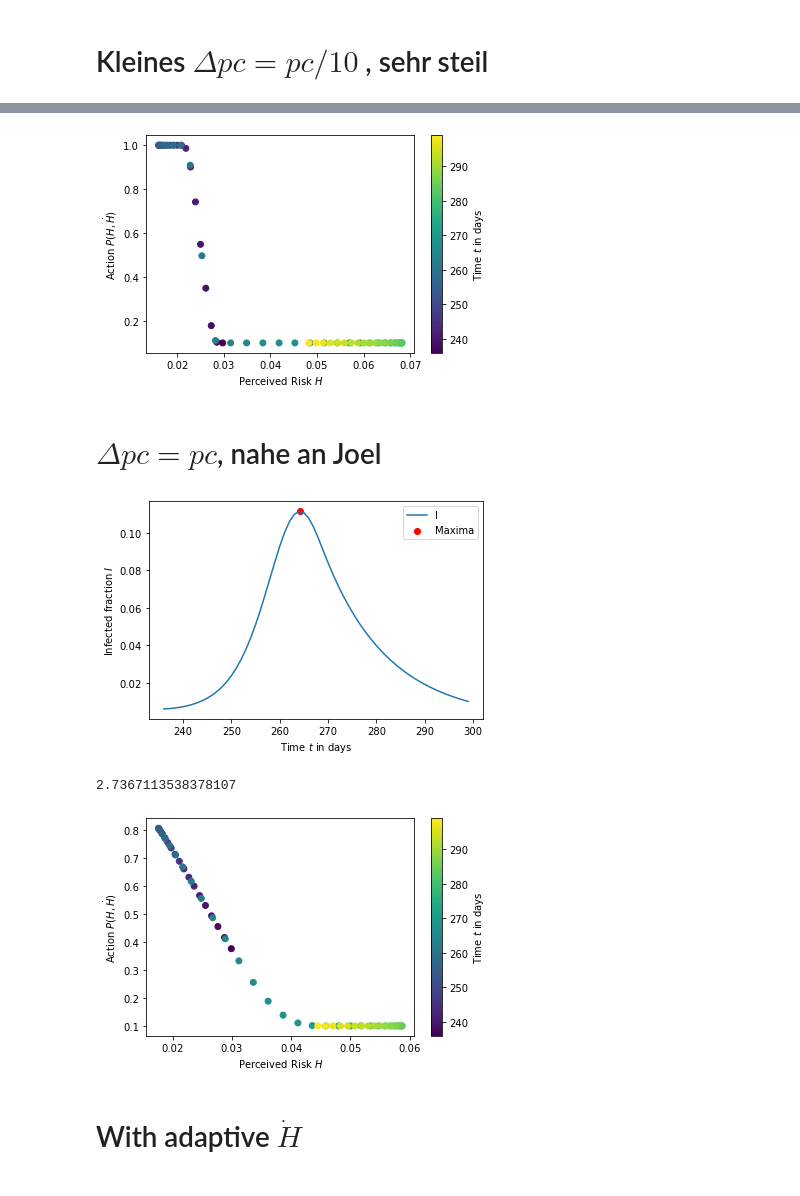
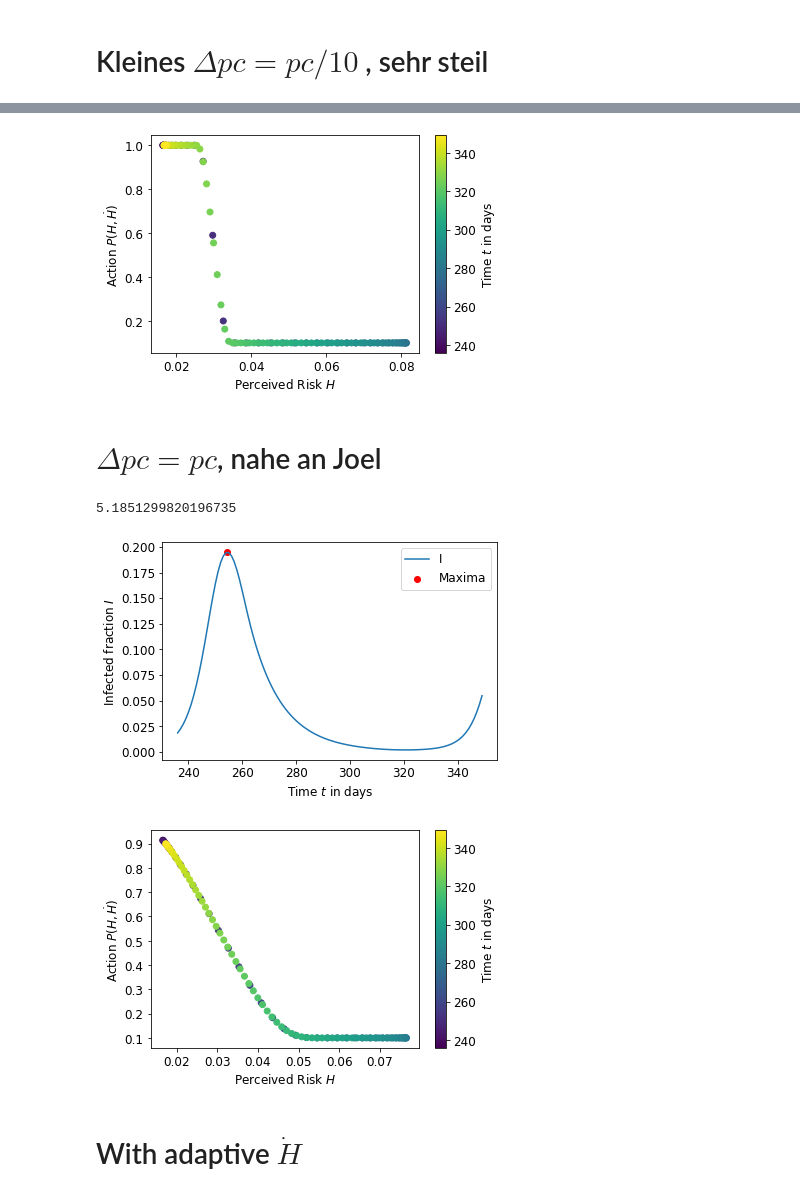
Before and after one commit to simonblaue/Epidemics_SRI_model, a Jupyter notebook: One_Peak.ipynb, the cells around one changed output, grey strips where cells are left out. Cells and saved outputs as stored; diff of their text form; code cells hidden in the pictures.

```diff
--- a/One_Peak.ipynb
+++ b/One_Peak.ipynb
@@ -5,7 +9,8 @@ import ModelLib
 # %%
 T_min = 235
-T_max = 300
-p_cap = 0.05
+T_max = 350
+p_cap = 0.06
+T = 40
 y0=[0.99,0.01,0,0,0]
 # %% [markdown]
 # Joels Model
@@ -33,24 +38,24 @@ print(I.sum())
 # %%
-t,state = ModelLib.plots.PlotPH(model, model.DifferentPIncrement, y0=y0,T_min=T_min, T_max=T_max)#, save="Plots/Our_step_one_peak_P|H")
+t,state = ModelLib.plots.PlotPH(model, model.DifferentPIncrement, y0=y0,T_min=T_min, T_max=T_max, save="Plots/Our_step_one_peak_P|H")
 # %% [output]
-[figure, old version]
+[figure, new version]
 # %% [markdown]
 # $\Delta pc= pc$, nahe an Joel
 # %%
-model = ModelLib.SIRModels(p_cap=p_cap)
+model = ModelLib.SIRModels(p_cap=p_cap, T=T)
 model.delta_pcap = model.p_cap/2
 model.s = 0
 model.dI_thresh = 0.05
-t,state = ModelLib.plots.PlotSRITime(model, model.DifferentPIncrement, y0=y0,T_min=T_min,T_max=T_max)#, save="Plots/Ours_as_Joel_one_peak")
+t,state = ModelLib.plots.PlotSRITime(model, model.DifferentPIncrement, y0=y0,T_min=T_min,T_max=T_max, save="Plots/Ours_as_Joel_one_peak")
 I = state[1,:]
 print(I.sum())
 # %% [output]
+5.1851299820196735
-[figure, old version]
+[figure, new version]
-2.7367113538378107
 # %%
-t,state = ModelLib.plots.PlotPH(model, model.DifferentPIncrement, y0=y0,T_min=T_min, T_max=T_max)#, save="Plots/Ours_as_Joel_one_peak_P|H")
+t,state = ModelLib.plots.PlotPH(model, model.DifferentPIncrement, y0=y0,T_min=T_min, T_max=T_max, save="Plots/Ours_as_Joel_one_peak_P|H")
 # %% [output]
-[figure, old version]
+[figure, new version]
 # %% [markdown]
 # With adaptive $\dot{H}$
 # %%
```
Also changed, not shown: parts of 9 cells of this notebook, 12 other files.
